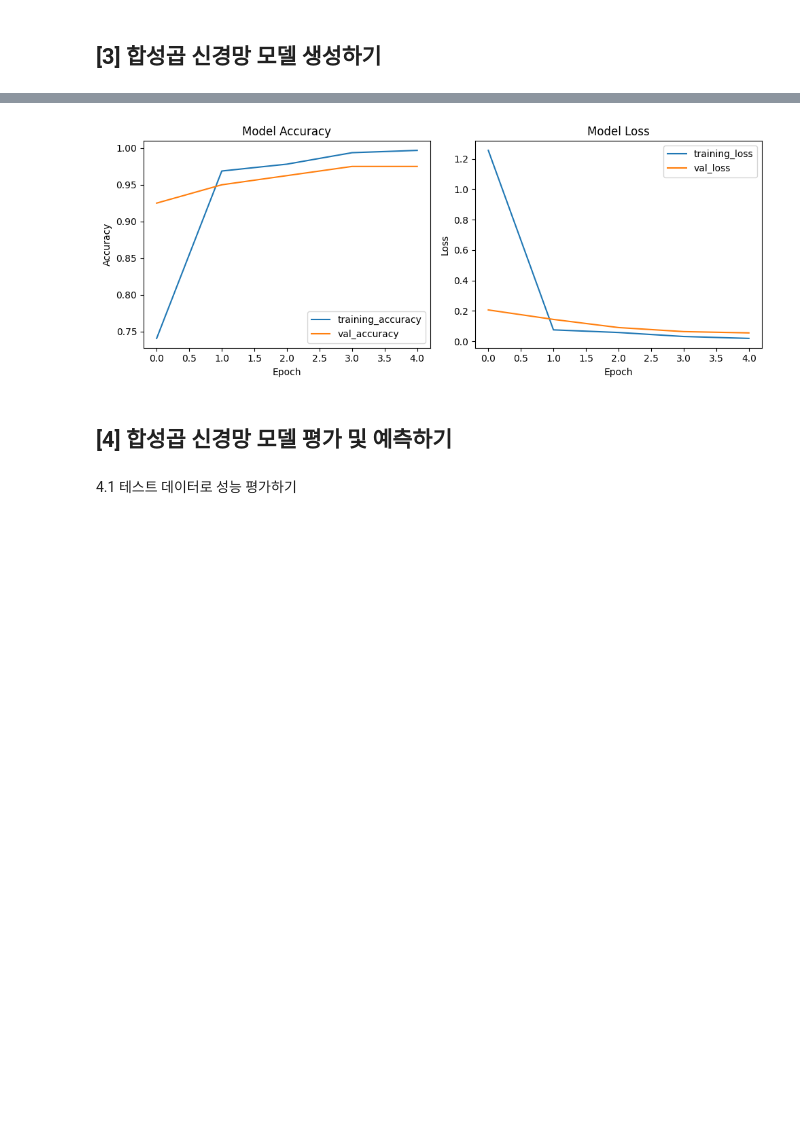
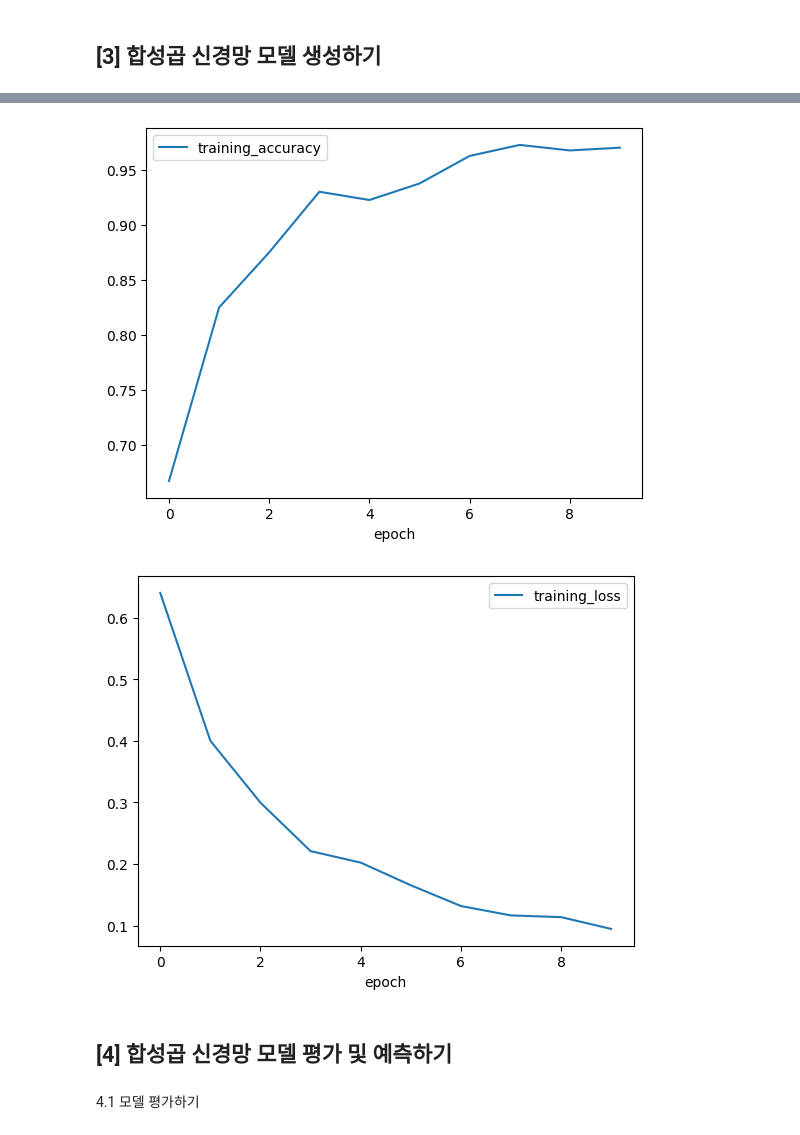
Before and after one commit to suakii/Orange3-Python-MLDS, a Jupyter notebook: Ch_11/11_인공지능으로 사과농가를 어떻게 도울까_.ipynb, the cells around one changed output, grey strips where cells are left out. Drawn from its saved outputs; the diff is of its cells as text; code cells hidden in the pictures; blank space fills up the shorter version.

```diff
--- a/Ch_11/11_인공지능으로 사과농가를 어떻게 도울까_.ipynb
+++ b/Ch_11/11_인공지능으로 사과농가를 어떻게 도울까_.ipynb
@@ -93,5 +85,0 @@ Downloading data from https://storage.googleapis.com/tensorflow/keras-applicatio
-# %%
-from keras.applications.vgg16 import preprocess_input
-training_set = training_set.map(lambda x, y: (preprocess_input(x), y))
-validation_set = validation_set.map(lambda x, y: (preprocess_input(x), y))
-test_set = test_set.map(lambda x, y: (preprocess_input(x), y))
@@ -100,8 +116,0 @@ test_set = test_set.map(lambda x, y: (preprocess_input(x), y))
-# %%
-from keras import models, layers
-model = models.Sequential([
-vgg,
-layers.GlobalAveragePooling2D(),
-layers.Dense(128, activation='relu'),
-layers.Dense(num_classes, activation='softmax')
-])
@@ -110,5 +117,3 @@ layers.Dense(num_classes, activation='softmax')
 # %%
-model.compile(optimizer='adam',
-loss='sparse_categorical_crossentropy',
-metrics=['accuracy'])
+model.compile(optimizer='adam', loss='categorical_crossentropy', metrics=['accuracy'])
 # %% [markdown]
@@ -116,7 +121,3 @@ metrics=['accuracy'])
 # %%
-history = model.fit(
-training_set,
-validation_data=validation_set,
-epochs=5
-)
+history = model.fit(training_set, epochs=10)
 # %% [output]
@@ -133,28 +144,21 @@ Epoch 5/5
 # %%
 # 정확도(accuracy), 손실(loss) 그래프로 표현
 import matplotlib.pyplot as plt
-plt.figure(figsize=(10, 4))
-# 정확도 그래프
-plt.subplot(1, 2, 1)
+
+plt.xlabel('epoch')
 plt.plot(history.history['accuracy'], label='training_accuracy')
-plt.plot(history.history['val_accuracy'], label='val_accuracy')
-plt.xlabel('Epoch')
-plt.ylabel('Accuracy')
-plt.title('Model Accuracy')
 plt.legend()
-# 손실 그래프
-plt.subplot(1, 2, 2)
+plt.show()
+
+
+plt.xlabel('epoch')
 plt.plot(history.history['loss'], label='training_loss')
-plt.plot(history.history['val_loss'], label='val_loss')
-plt.xlabel('Epoch')
-plt.ylabel('Loss')
-plt.title('Model Loss')
 plt.legend()
-plt.tight_layout()
 plt.show()
 # %% [output]
-[figure, old version]
+[figure, new version]
+[figure, added]
 # %% [markdown]
 ## **[4] 합성곱 신경망 모델 평가 및 예측하기**
 # %% [markdown]
-4.1 테스트 데이터로 성능 평가하기
+4.1 모델 평가하기
```
Also changed, not shown: parts of 28 cells of this notebook, 41 other files.
